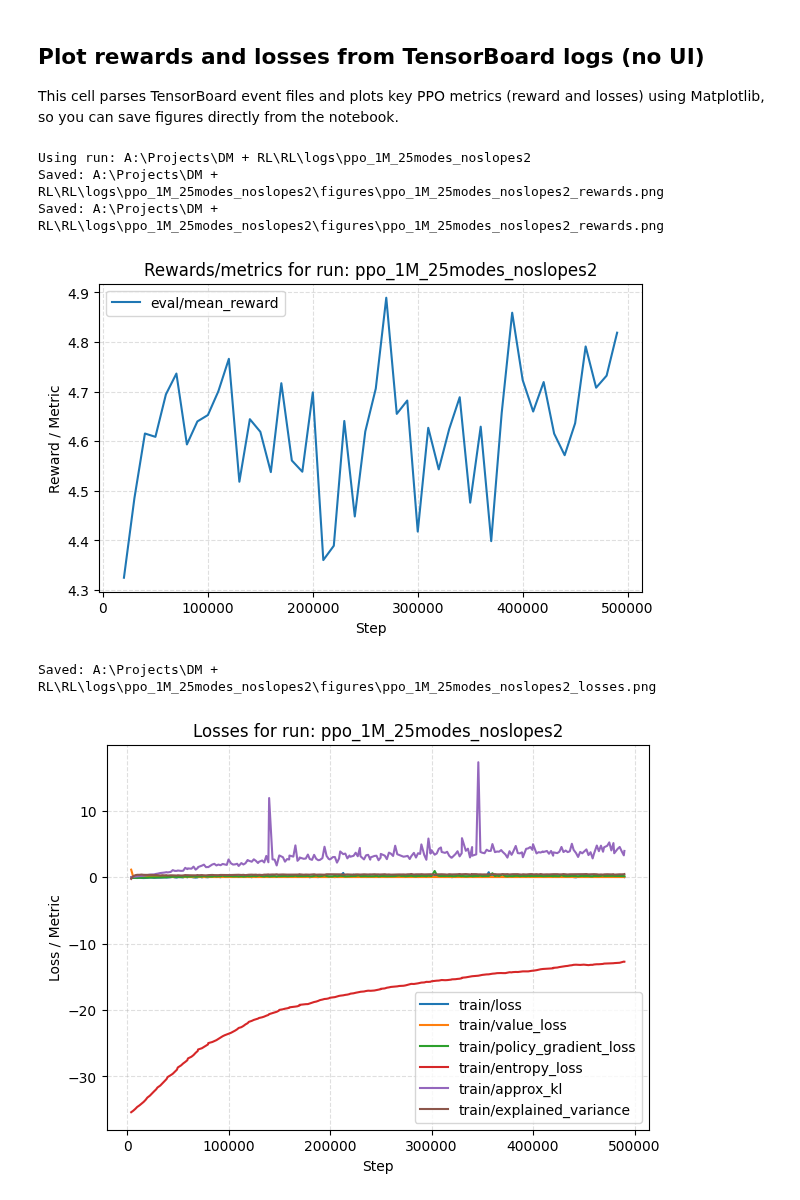
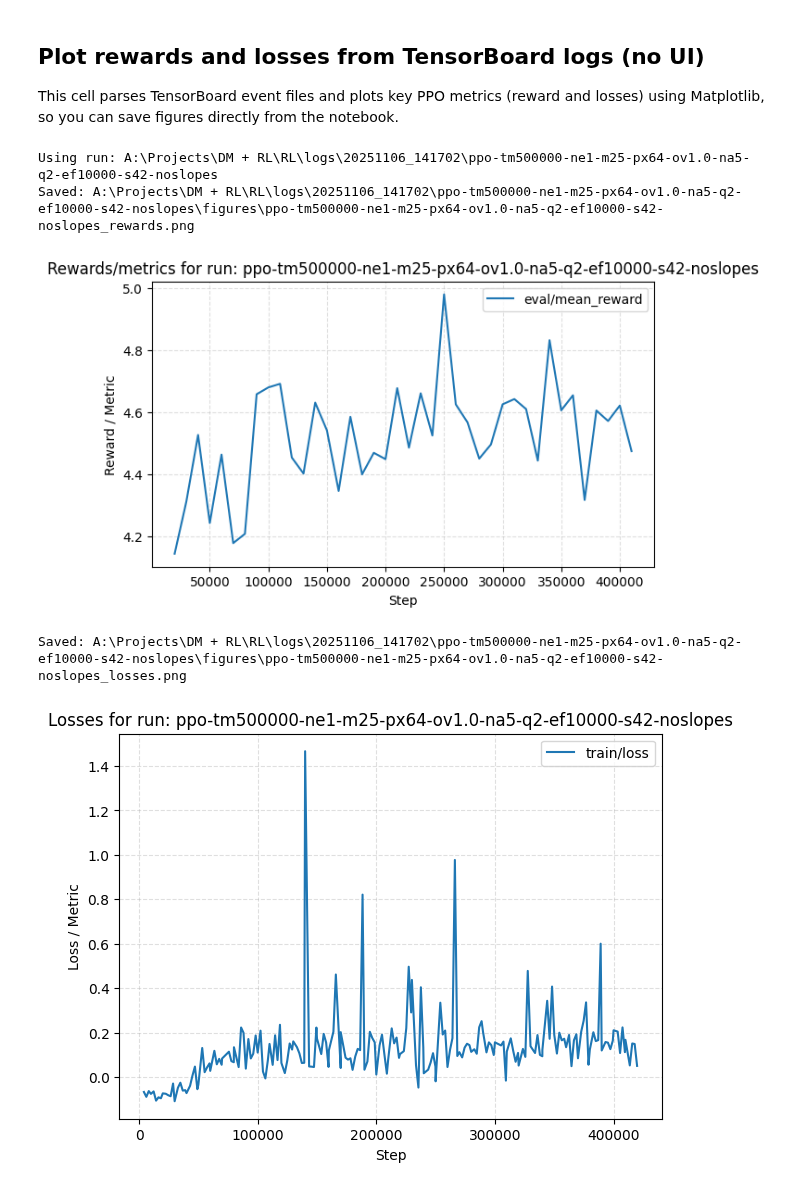
Before and after one commit to AlexeiKorolev/NASA-RL-Wavefront-Control, a Jupyter notebook: RL/RL_training.ipynb, the cells around one changed output. Cells and saved outputs as stored; diff of their text form; code cells hidden in the pictures.

```diff
--- a/RL/RL_training.ipynb
+++ b/RL/RL_training.ipynb
@@ -137,7 +137,7 @@ from stable_baselines3 import PPO
 from environment import CoronagraphEnvironment
 
 # Path to the trained model (adjust if needed)
-model_path = r"A:\Projects\DM + RL\RL\logs\ppo_1M_25modes_noslopes2\models\best_model.zip"
+model_path = r"A:\Projects\DM + RL\RL\logs\20251106_141702\ppo-tm500000-ne1-m25-px64-ov1.0-na5-q2-ef10000-s42-noslopes\models\best_model.zip"
 
 if not os.path.isfile(model_path):
     raise FileNotFoundError(f"Model not found at: {model_path}")
@@ -153,6 +153,7 @@ env = CoronagraphEnvironment(
     coronagraph_charge=6,
     include_slopes=False,  # 'noslopes' model expects no slopes in observation
     num_iterations=200,
+    basis='zernike'
 )
 
 # print(f"min contrast at flat: {np.log10(env.get_contrast(delta_t=1e15)):.3e}")
@@ -223,7 +220,7 @@ from tensorboard.backend.event_processing.event_accumulator import EventAccumula
 
 # Set your logs root. If you used train_ppo.py, logs are typically under this folder.
 logs_root = r"A:\Projects\DM + RL\RL\logs" if os.path.isdir(r"A:\Projects\DM + RL\RL\logs") else "./logs"
-logs_root = r"A:\Projects\DM + RL\RL\logs\ppo_1M_25modes_noslopes2"
+logs_root = r"A:\Projects\DM + RL\RL\logs\20251106_141702\ppo-tm500000-ne1-m25-px64-ov1.0-na5-q2-ef10000-s42-noslopes"
 
 # Optionally, specify a particular run subdirectory (e.g., tb_log_name)
 # If None, the most recent run with event files will be used.
@@ -271,11 +268,11 @@ def plot_reward_and_losses(run_path: str, save_dir: Optional[str] = None):
     # Common loss-related tags
     loss_tags = [
         "train/loss",
-        "train/value_loss",
-        "train/policy_gradient_loss",
-        "train/entropy_loss",
-        "train/approx_kl",
-        "train/explained_variance",
+        # "train/value_loss",
+        # "train/policy_gradient_loss",
+        # "train/entropy_loss",
+        # "train/approx_kl",
+        # "train/explained_variance",
     ]
 
     # Plot rewards
@@ -317,36 +314,35 @@ def plot_reward_and_losses(run_path: str, save_dir: Optional[str] = None):
             plotted_any = True
     if not plotted_any:
         print("No loss tags found. Available tags:")
         print(sorted(list(data.keys()))[:20], "...")
     plt.xlabel("Step")
     plt.ylabel("Loss / Metric")
     plt.title(f"Losses for run: {os.path.basename(run_path)}")
     plt.legend()
     plt.grid(True, ls='--', alpha=0.4)
     if save_dir:
         os.makedirs(save_dir, exist_ok=True)
         out_path = os.path.join(save_dir, f"{os.path.basename(run_path)}_losses.png")
         plt.savefig(out_path, dpi=200)
         print("Saved:", out_path)
     plt.show()
 
 # Choose run
 runs = find_runs_with_events(logs_root)
 if not runs:
     print(f"No TensorBoard event files found under: {logs_root}")
 else:
     if run_subdir is not None:
         chosen = os.path.join(logs_root, run_subdir)
         if not os.path.isdir(chosen):
             raise FileNotFoundError(f"Run subdir not found: {chosen}")
     else:
         chosen = runs[0][0]  # most recent run
     print("Using run:", chosen)
     plot_reward_and_losses(chosen, save_dir=os.path.join(logs_root, "figures"))
 # %% [output]
-Using run: A:\Projects\DM + RL\RL\logs\ppo_1M_25modes_noslopes2
-Saved: A:\Projects\DM + RL\RL\logs\ppo_1M_25modes_noslopes2\figures\ppo_1M_25modes_noslopes2_rewards.png
-Saved: A:\Projects\DM + RL\RL\logs\ppo_1M_25modes_noslopes2\figures\ppo_1M_25modes_noslopes2_rewards.png
+Using run: A:\Projects\DM + RL\RL\logs\20251106_141702\ppo-tm500000-ne1-m25-px64-ov1.0-na5-q2-ef10000-s42-noslopes
+Saved: A:\Projects\DM + RL\RL\logs\20251106_141702\ppo-tm500000-ne1-m25-px64-ov1.0-na5-q2-ef10000-s42-noslopes\figures\ppo-tm500000-ne1-m25-px64-ov1.0-na5-q2-ef10000-s42-noslopes_rewards.png
-[figure, old version]
+[figure, new version]
-Saved: A:\Projects\DM + RL\RL\logs\ppo_1M_25modes_noslopes2\figures\ppo_1M_25modes_noslopes2_losses.png
+Saved: A:\Projects\DM + RL\RL\logs\20251106_141702\ppo-tm500000-ne1-m25-px64-ov1.0-na5-q2-ef10000-s42-noslopes\figures\ppo-tm500000-ne1-m25-px64-ov1.0-na5-q2-ef10000-s42-noslopes_losses.png
-[figure, old version]
+[figure, new version]
```
Also changed, not shown: parts of 1 cell of this notebook, 9 other files.
